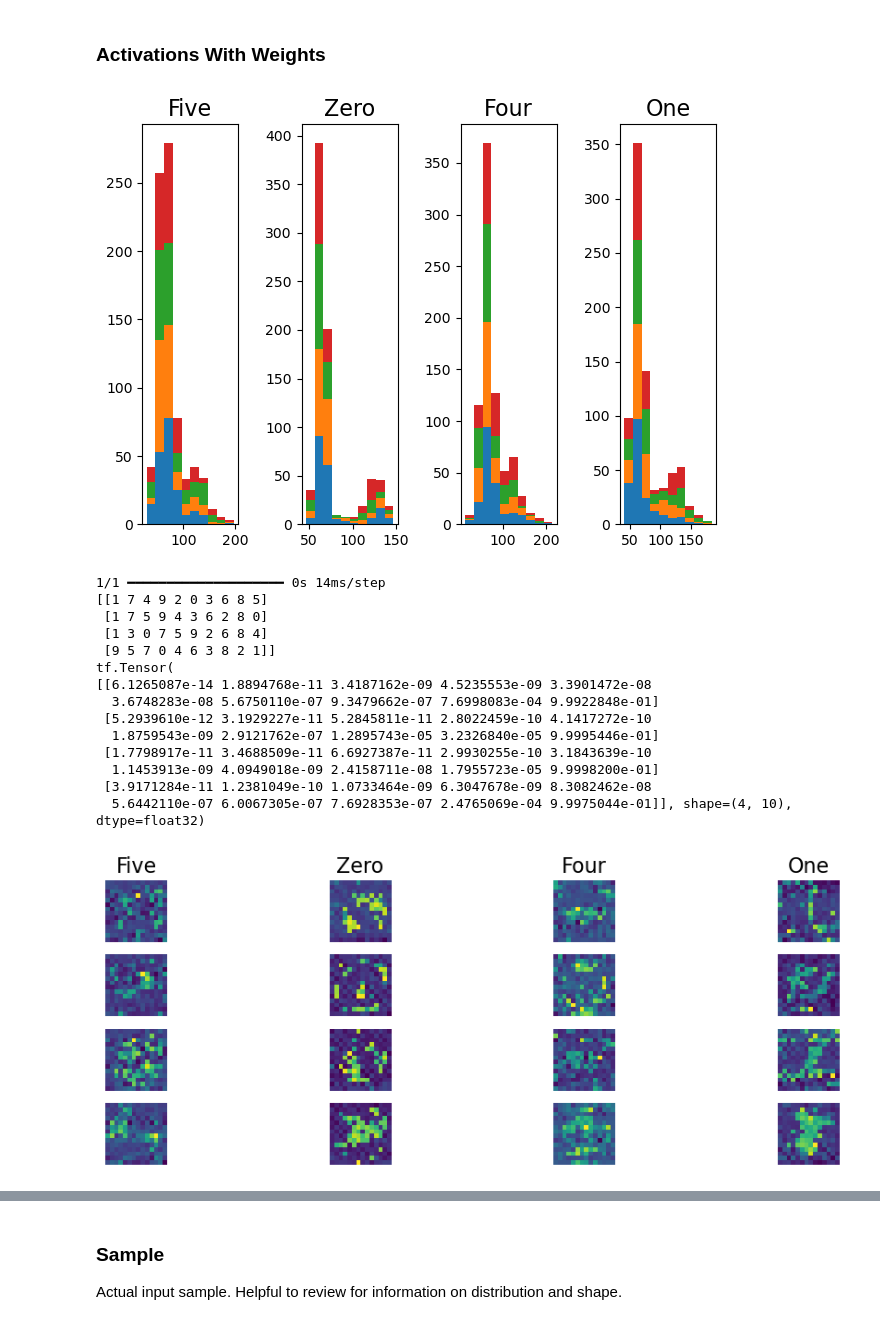
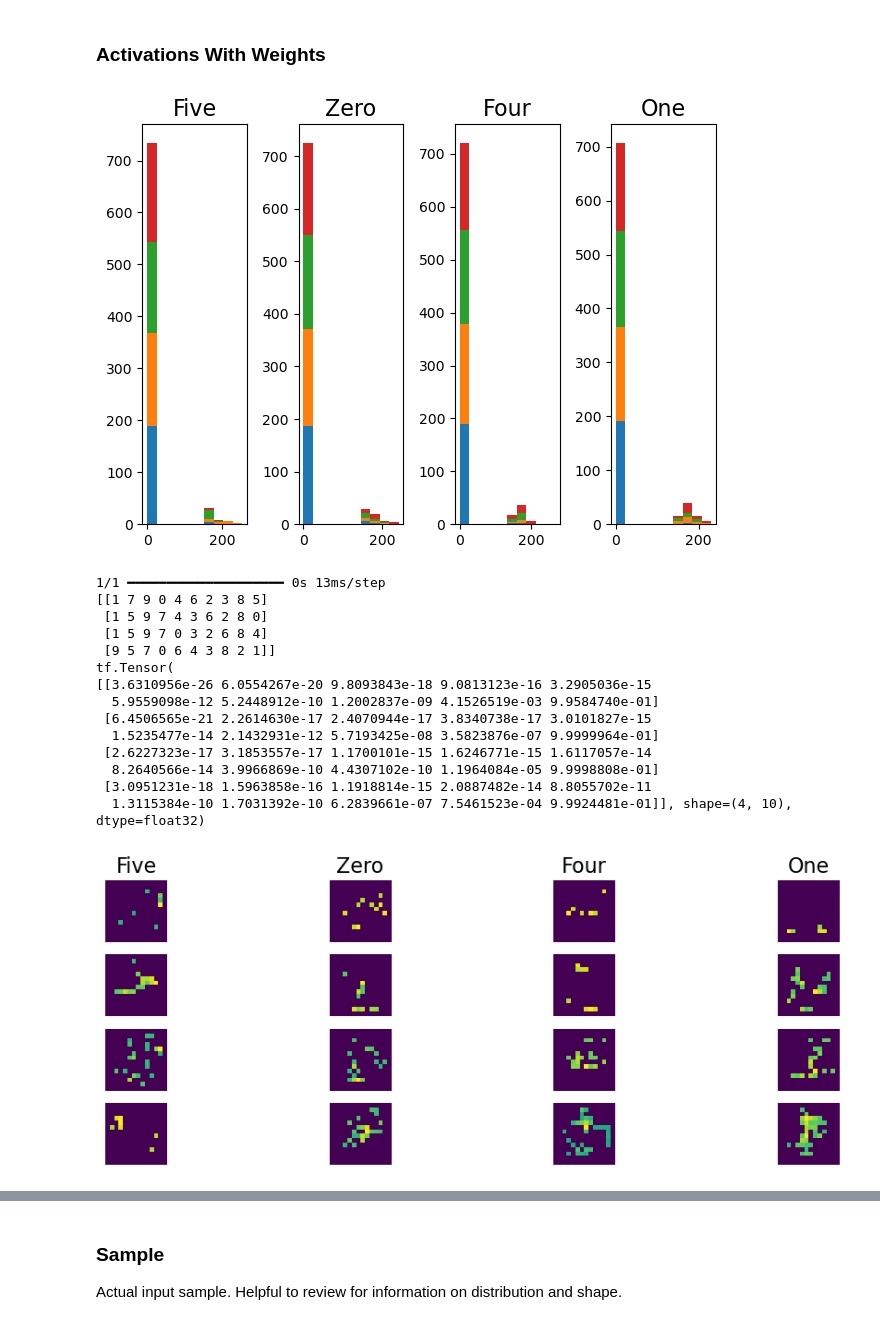
Before and after one commit to TheOpenSI/QML-QPF, a Jupyter notebook: visualizations/dense_layer_activation/summary/qrand_mnist.ipynb, the cells around one changed output, grey strips where cells are left out. Drawn from its saved outputs; the diff is of its cells as text; code cells hidden in the pictures.

```diff
--- a/visualizations/dense_layer_activation/summary/qrand_mnist.ipynb
+++ b/visualizations/dense_layer_activation/summary/qrand_mnist.ipynb
@@ -516,13 +641,19 @@ input_tensor = input(activations)
 flat_tensor = flat(input_tensor)
 dense_tensor = dense(flat_tensor)
 
-in_weights = np.reshape(dense.get_weights()[0],(10,14,14,4))
+#in_weights = np.reshape(dense.get_weights()[0],(10,14,14,4))
 
-weighted = ((((in_weights[scores.indices,...]))))
+in_weights = np.reshape(np.asarray(dense.get_weights()[0]).T,(10,14,14,4))
 
-weighted = keras.activations.softmax(weighted)
+weighted = ((((in_weights))))
 
-weighted_scaled = weighted.numpy() * 600
+weighted = (keras.activations.softmax(weighted))
+
+#weighted = ((weighted - 1)**-2)
+
+weighted_scaled = weighted.numpy()[scores.indices,...]
+
+#weighted_scaled = 255 * (weighted_scaled >= 2.22)
 
 weighted_scaled_hist = weighted_scaled.reshape([4,14*14,4])
 
@@ -615,13 +820,0 @@ plt.show()
-# %%
-f, ax = plt.subplots(nrows=1, ncols=4, figsize=(12, 4))
-for i, title in enumerate(image_titles):
-    diff = (in_weights[scores.indices[i]]-((np.sum(np.delete(in_weights,scores.indices[i],axis=0),axis=0))/9))
-    ax[i].set_title(title, fontsize=16)
-    ax[i].imshow(reassembled(reassembled(diff)))
-    ax[i].axis('off')
-
-
-#cbar = f.colorbar(im, ax=ax.ravel().tolist())
-
-plt.tight_layout()
-plt.show()
@@ -631,20 +822,13 @@ plt.show()
 ### Activations With Weights
 # %%
 
-input = q_model.layers[0]
-flat = q_model.layers[1]
-dense = q_model.layers[2]
-input_tensor = input(activations)
-flat_tensor = flat(input_tensor)
-dense_tensor = dense(flat_tensor)
+in_weights = np.reshape(np.asarray(dense.get_weights()[0]).T,(10,14,14,4))
 
-in_weights = np.reshape(dense.get_weights()[0],(10,14,14,4))
+weighted = ((((in_weights))))
 
-weighted = ((((in_weights[scores.indices,...]))))
+weighted_scaled = ((keras.activations.softmax(weighted)).numpy()*2)[scores.indices,...]*activations
 
-weighted = keras.activations.softmax(weighted) * (activations + 255)
-
-weighted_scaled = weighted.numpy()
+weighted_scaled = (weighted_scaled > 155)*weighted_scaled
 
 weighted_scaled_hist = weighted_scaled.reshape([4,14*14,4])
 
@@ -654,49 +838,49 @@ ax[0].set_title("Five", fontsize=16)
 ax[0].hist(weighted_scaled_hist[0,:,:], stacked=True)
 ax[1].set_title("Zero", fontsize=16)
 ax[1].hist(weighted_scaled_hist[1,:,:], stacked=True)
 ax[2].set_title("Four", fontsize=16)
 ax[2].hist(weighted_scaled_hist[2,:,:], stacked=True)
 ax[3].set_title("One", fontsize=16)
 ax[3].hist(weighted_scaled_hist[3,:,:], stacked=True)
 
 
 plt.tight_layout()
 plt.show()
 
 pred = q_model.predict((weighted_scaled),batch_size=4)
 
 print(np.argsort(pred ,axis=1))
 
 print(tf.sort(pred ,axis=1))
 
 f, ax = plt.subplots(nrows=4, ncols=4, figsize=(12, 4))
 for i, title in enumerate(image_titles):
     ax[0, i].set_title(title, fontsize=16)
     ax[0, i].imshow(weighted_scaled[i,:,:,0])
     ax[0, i].axis('off')
     ax[1, i].imshow(weighted_scaled[i,:,:,1])
     ax[1, i].axis('off')
     ax[2, i].imshow(weighted_scaled[i,:,:,2])
     ax[2, i].axis('off')
     im = ax[3, i].imshow(weighted_scaled[i,:,:,3])
     ax[3, i].axis('off')
 # %% [output]
-[figure, old version]
+[figure, new version]
-1/1 ━━━━━━━━━━━━━━━━━━━━ 0s 14ms/step
-[[1 7 4 9 2 0 3 6 8 5]
- [1 7 5 9 4 3 6 2 8 0]
- [1 3 0 7 5 9 2 6 8 4]
- [9 5 7 0 4 6 3 8 2 1]]
+1/1 ━━━━━━━━━━━━━━━━━━━━ 0s 13ms/step
+[[1 7 9 0 4 6 2 3 8 5]
+ [1 5 9 7 4 3 6 2 8 0]
+ [1 5 9 7 0 3 2 6 8 4]
+ [9 5 7 0 6 4 3 8 2 1]]
 tf.Tensor(
-[[6.1265087e-14 1.8894768e-11 3.4187162e-09 4.5235553e-09 3.3901472e-08
-  3.6748283e-08 5.6750110e-07 9.3479662e-07 7.6998083e-04 9.9922848e-01]
- [5.2939610e-12 3.1929227e-11 5.2845811e-11 2.8022459e-10 4.1417272e-10
-  1.8759543e-09 2.9121762e-07 1.2895743e-05 3.2326840e-05 9.9995446e-01]
- [1.7798917e-11 3.4688509e-11 6.6927387e-11 2.9930255e-10 3.1843639e-10
-  1.1453913e-09 4.0949018e-09 2.4158711e-08 1.7955723e-05 9.9998200e-01]
- [3.9171284e-11 1.2381049e-10 1.0733464e-09 6.3047678e-09 8.3082462e-08
-  5.6442110e-07 6.0067305e-07 7.6928353e-07 2.4765069e-04 9.9975044e-01]], shape=(4, 10), dtype=float32)
+[[3.6310956e-26 6.0554267e-20 9.8093843e-18 9.0813123e-16 3.2905036e-15
+  5.9559098e-12 5.2448912e-10 1.2002837e-09 4.1526519e-03 9.9584740e-01]
+ [6.4506565e-21 2.2614630e-17 2.4070944e-17 3.8340738e-17 3.0101827e-15
+  1.5235477e-14 2.1432931e-12 5.7193425e-08 3.5823876e-07 9.9999964e-01]
+ [2.6227323e-17 3.1853557e-17 1.1700101e-15 1.6246771e-15 1.6117057e-14
+  8.2640566e-14 3.9966869e-10 4.4307102e-10 1.1964084e-05 9.9998808e-01]
+ [3.0951231e-18 1.5963858e-16 1.1918814e-15 2.0887482e-14 8.8055702e-11
+  1.3115384e-10 1.7031392e-10 6.2839661e-07 7.5461523e-04 9.9924481e-01]], shape=(4, 10), dtype=float32)
-[figure, old version]
+[figure, new version]
 # %%
 f, ax = plt.subplots(nrows=1, ncols=4, figsize=(12, 4))
 for i, title in enumerate(image_titles):
```
Also changed, not shown: parts of 18 cells of this notebook.
